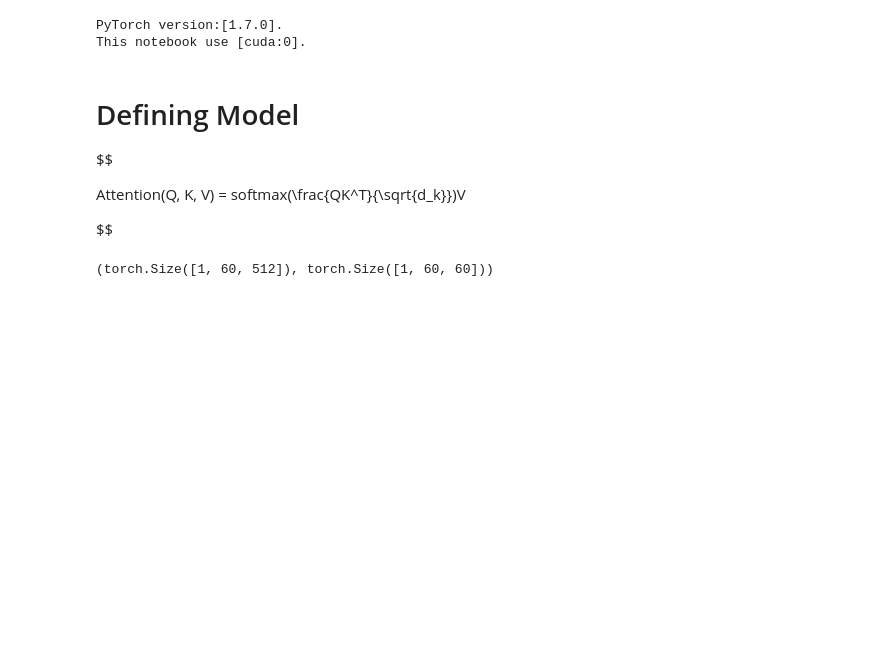
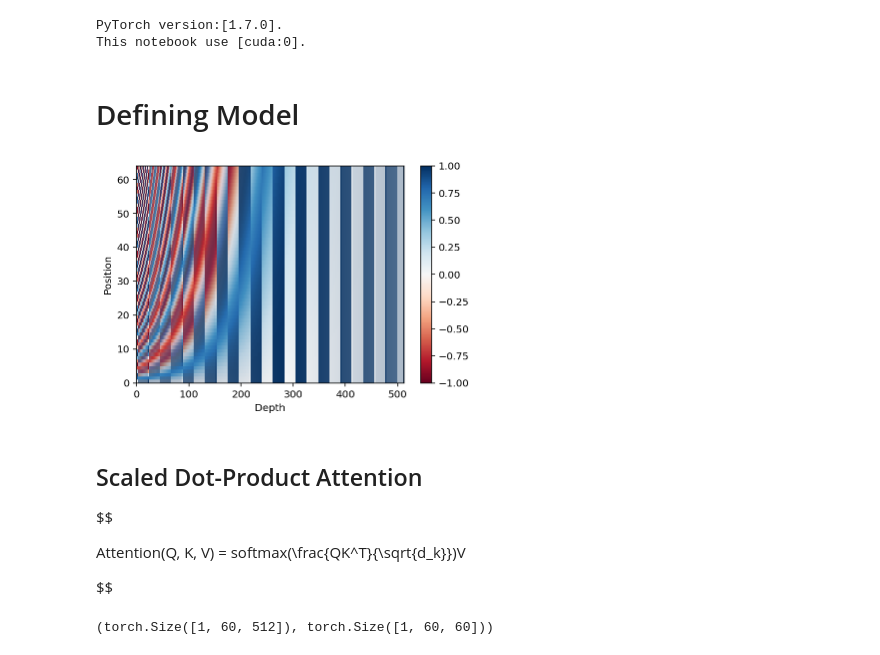
Before and after one commit to jjerry-k/tc_practice, a Jupyter notebook: 06_MHA.ipynb, the cells around one changed output. Saved outputs shown, nothing was run; the diff lists cells and outputs as text; code cells hidden in the pictures; blank space fills up the shorter version.

```diff
--- a/06_MHA.ipynb
+++ b/06_MHA.ipynb
@@ -17,8 +17,39 @@ print ("This notebook use [%s]."%(device))
 # %% [output]
 PyTorch version:[1.7.0].
 This notebook use [cuda:0].
+# %% [markdown]
+# Defining Model
+# %%
+class PositionalEncoding(nn.Module):
+    def __init__(self, position, features):
+        super(PositionalEncoding, self).__init__()
+        angle_rads = self.get_angles(torch.arange(0, position).unsqueeze(-1), torch.arange(0, features).unsqueeze(0), features)
+
+        angle_rads[:, 0::2] = torch.sin(angle_rads[:, 0::2])
+        angle_rads[:, 1::2] = torch.cos(angle_rads[:, 1::2])
+
+        # (batch_size, position, features)
+        self.pos_encoding = angle_rads.unsqueeze(0)
+
+    def get_angles(self, pos, i, features):
+        return pos / torch.pow(10000, (2*(i//2)) / features)
+
+    def forward(self, x):
+        # x: (seq_len, features)
+        # pos_encoding: (position, features)
+        return x + self.pos_encoding.type(x.dtype).to(x.device)[:, :x.size(1), :]
+
+pos_encoding = PositionalEncoding(10000, 512)(torch.zeros(1, 64, 512))
+plt.pcolormesh(pos_encoding[0].numpy(), cmap='RdBu')
+plt.xlabel('Depth')
+plt.xlim((0, 512))
+plt.ylabel('Position')
+plt.colorbar()
+plt.show()
+# %% [output]
+[figure, added]
 # %% [markdown]
-# Defining Model
+## Scaled Dot-Product Attention
 
 $$
 
```
Also changed, not shown: parts of 6 cells of this notebook.
